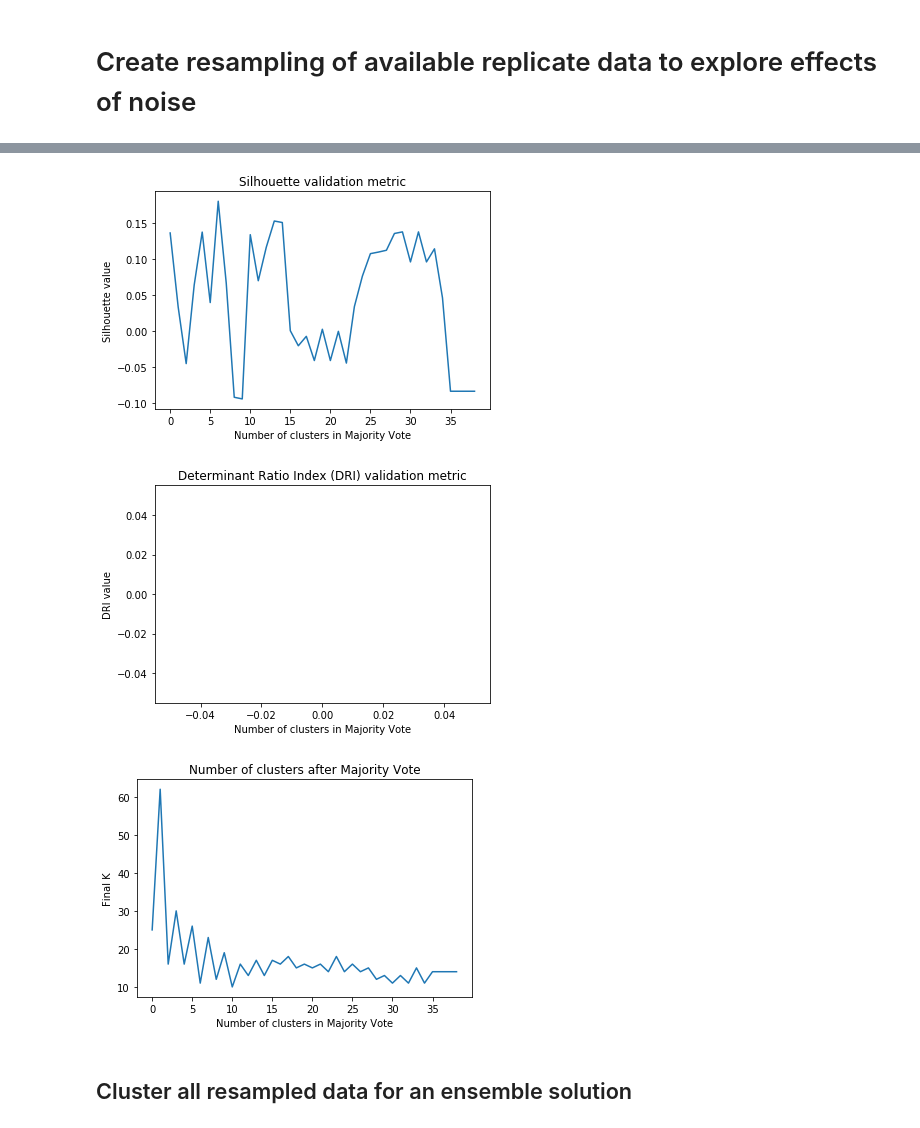
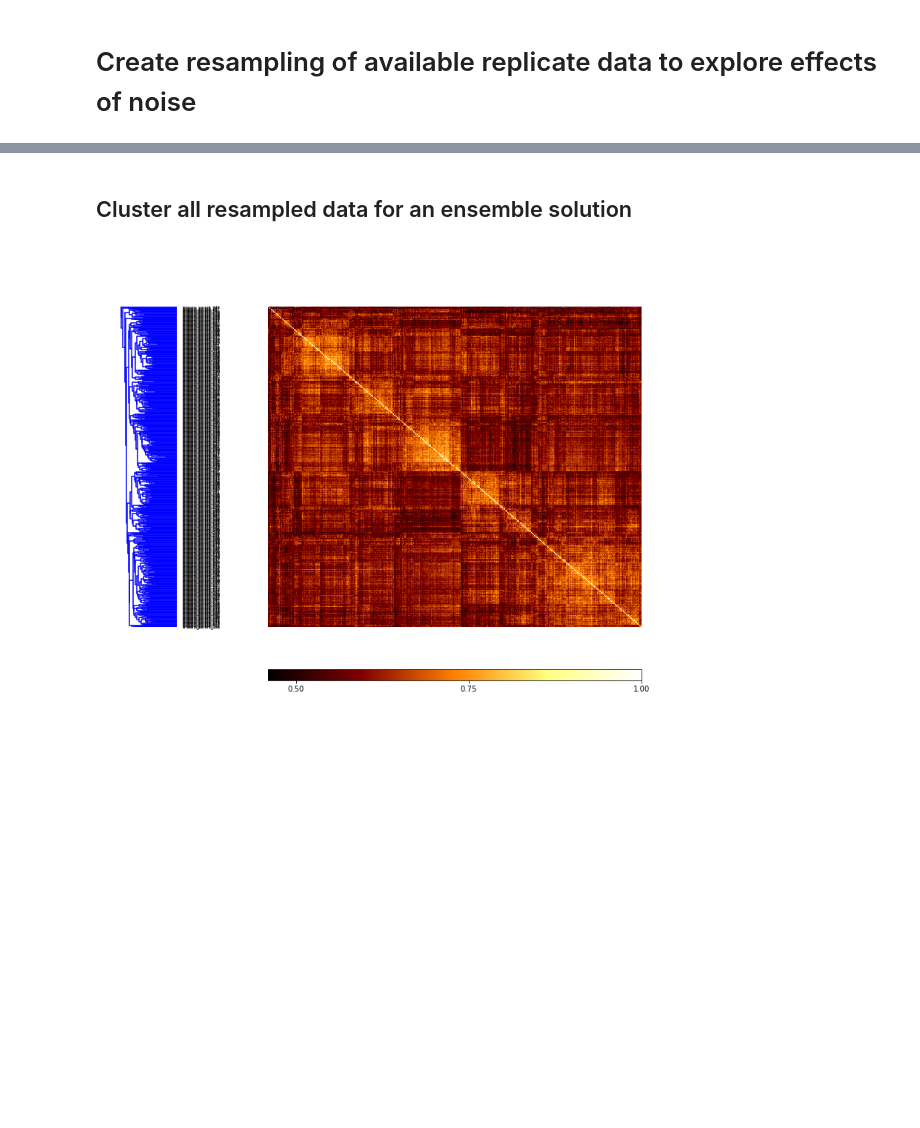
Before and after one commit to NaegleLab/OpenEnsembles, a Jupyter notebook: examples/Ensembles_Across_Experimental_Noise.ipynb, the cells around one changed output, grey strips where cells are left out. Cells and saved outputs as stored; diff of their text form; code cells hidden in the pictures; blank space fills up the shorter version.

```diff
--- a/examples/Ensembles_Across_Experimental_Noise.ipynb
+++ b/examples/Ensembles_Across_Experimental_Noise.ipynb
@@ -83,28 +51,3 @@ for i in range(1,numIterations):
-# %%
-#Compactness
-plt.plot(sil_arr)
-plt.title('Silhouette validation metric')
-plt.xlabel('Number of clusters in Majority Vote')
-plt.ylabel('Silhouette value')
-plt.show()
-
-#Connectedness
-plt.plot(det_arr)
-plt.title('Determinant Ratio Index (DRI) validation metric')
-plt.xlabel('Number of clusters in Majority Vote')
-plt.ylabel('DRI value')
-plt.show()
-
-#Convergence towards final K
-plt.plot(num_clusters)
-plt.xlabel('Number of clusters in Majority Vote')
-plt.ylabel('Final K')
-plt.title('Number of clusters after Majority Vote')
-plt.show()
-# %% [output]
-[figure, removed]
-[figure, removed]
-[figure, removed]
 # %% [markdown]
 ## Cluster all resampled data for an ensemble solution
 # %%
@@ -115,0 +61,6 @@ for name in d.D.keys():
+# %%
+# how do all solutions compare?
+MI = c.MI(MI_type='normalized')
+MI.plot()
+# %% [output]
+[figure, added]
```
Also changed, not shown: parts of 6 cells of this notebook.
